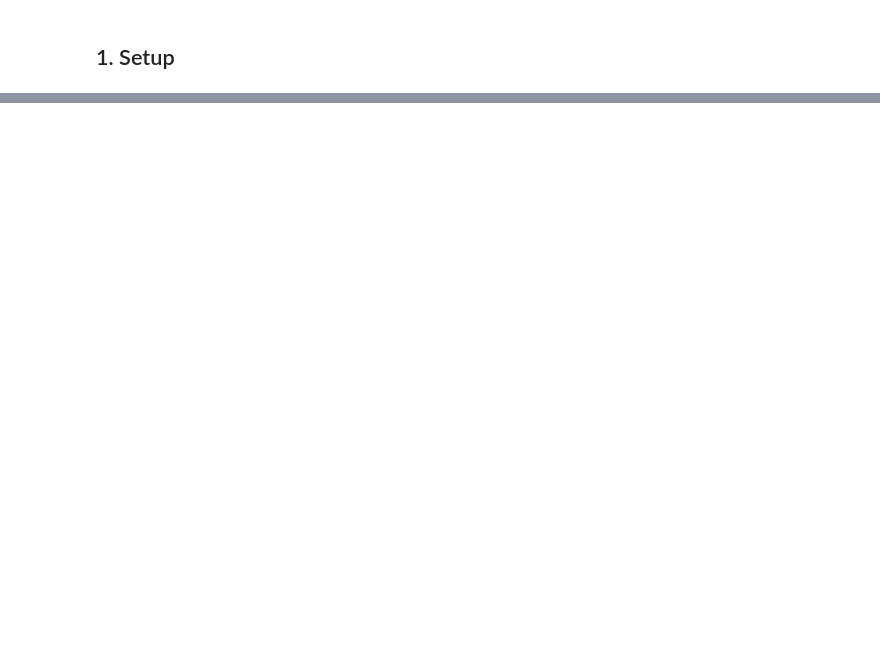
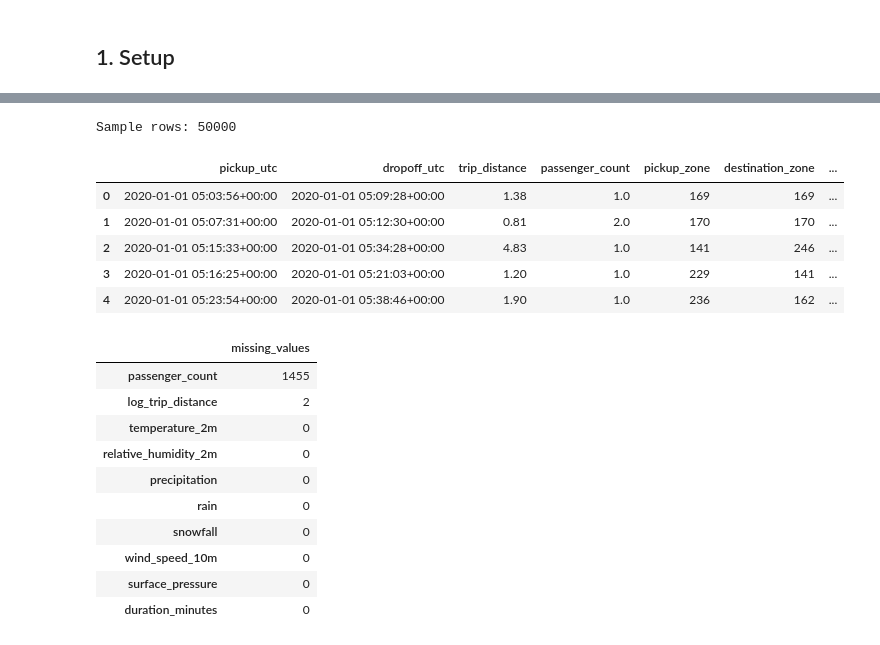
Before and after one commit to Negarkamvij/NYC-Taxi-Duration-Prediction, a Jupyter notebook: Taxi_Project_2.ipynb, the cells around one changed output, grey strips where cells are left out. Saved outputs shown, nothing was run; the diff lists cells and outputs as text; code cells hidden in the pictures; blank space fills up the shorter version.

```diff
--- a/Taxi_Project_2.ipynb
+++ b/Taxi_Project_2.ipynb
@@ -268,10 +12,0 @@ def prepare_inputs(splits: dict[str,pd.DataFrame], with_weather: bool = True) ->
-# %%
-splits = split_assignment(data, ROOT)
-preprocessor, inputs, targets = prepare_inputs(splits, with_weather=True)
-joblib.dump(preprocessor, ROOT / "outputs/preprocessor.joblib")
-data_fingerprint = file_hash(sample_path)
-display(pd.Series(json.loads((ROOT / "reports/split_assignment.json").read_text()), name="split").to_frame())
-display(pd.DataFrame({name: {"rows": len(targets[name]), "input_columns": inputs[name].shape[1],
-                            "minimum_input": float(inputs[name].min()),
-                            "maximum_input": float(inputs[name].max())}
-                      for name in ["train", "validation"]}).T)
@@ -519,23 +12,0 @@ def fit_pytorch(config: dict, inputs: dict[str,np.ndarray], targets: dict[str,np
-# %%
-tensorflow_dnn = completed.loc[completed["architecture"].eq("dnn")].sort_values("validation_mae_minutes").iloc[0].to_dict()
-pytorch_configuration = {key: tensorflow_dnn[key] for key in configurations[0]}
-pytorch_path = ROOT / "outputs/pytorch/result.json"
-if pytorch_path.exists():
-    pytorch_result = json.loads(pytorch_path.read_text())
-    assert all(pytorch_result[key] == value for key, value in pytorch_configuration.items())
-    assert pytorch_result["epochs_completed"] == 100
-else:
-    pytorch_result = fit_pytorch(pytorch_configuration, inputs, targets, ROOT)
-framework_comparison = pd.DataFrame([
-    {"framework": "TensorFlow", "architecture": "64 → 32 → 1", "loss": tensorflow_dnn["loss"],
-     "optimizer": tensorflow_dnn["optimizer"], "learning_rate": tensorflow_dnn["learning_rate"],
-     "epochs": 100, "batch_size": 32, "mae_minutes": tensorflow_dnn["validation_mae_minutes"],
-     "rmse_minutes": tensorflow_dnn["validation_rmse_minutes"], "r2": tensorflow_dnn["validation_r2"]},
-    {"framework": "PyTorch", "architecture": "64 → 32 → 1", "loss": pytorch_result["loss"],
-     "optimizer": pytorch_result["optimizer"], "learning_rate": pytorch_result["learning_rate"],
-     "epochs": 100, "batch_size": 32, "mae_minutes": pytorch_result["mae_minutes"],
-     "rmse_minutes": pytorch_result["rmse_minutes"], "r2": pytorch_result["r2"]},
-])
-display(framework_comparison)
-display(Image(filename=str(ROOT / "outputs/pytorch/loss.png")))
-framework_comparison.to_csv(ROOT / "reports/framework_comparison.csv", index=False)
@@ -544,0 +166,30 @@ The final numerical findings and framework comparison are reported below from th
+# %%
+sample_path = ROOT / "outputs/assignment_sample.parquet"
+if sample_path.exists():
+    data = pd.read_parquet(sample_path)
+else:
+    data = prepare_sample(ROOT, load_weather(ROOT), sample_size=50000)
+data = data.drop(columns=["pickup_month", "days_since_year_start"], errors="ignore")
+print("Sample rows:", len(data))
+display(data[["pickup_utc", "dropoff_utc", "trip_distance", "passenger_count", "pickup_zone",
+              "destination_zone", "temperature_2m", "rain", "snowfall", TARGET]].head())
+display(data[NUMERIC + WEATHER + [TARGET]].isna().sum().to_frame("missing_values"))
+# %% [output]
+Sample rows: 50000
+|  | pickup_utc | dropoff_utc | trip_distance | passenger_count | pickup_zone | destination_zone | ... |
+| 0 | 2020-01-01 05:03:56+00:00 | 2020-01-01 05:09:28+00:00 | 1.38 | 1.0 | 169 | 169 | ... |
+| 1 | 2020-01-01 05:07:31+00:00 | 2020-01-01 05:12:30+00:00 | 0.81 | 2.0 | 170 | 170 | ... |
+| 2 | 2020-01-01 05:15:33+00:00 | 2020-01-01 05:34:28+00:00 | 4.83 | 1.0 | 141 | 246 | ... |
+| 3 | 2020-01-01 05:16:25+00:00 | 2020-01-01 05:21:03+00:00 | 1.20 | 1.0 | 229 | 141 | ... |
+| 4 | 2020-01-01 05:23:54+00:00 | 2020-01-01 05:38:46+00:00 | 1.90 | 1.0 | 236 | 162 | ... |
+|  | missing_values |
+| passenger_count | 1455 |
+| log_trip_distance | 2 |
+| temperature_2m | 0 |
+| relative_humidity_2m | 0 |
+| precipitation | 0 |
+| rain | 0 |
+| snowfall | 0 |
+| wind_speed_10m | 0 |
+| surface_pressure | 0 |
+| duration_minutes | 0 |
```
Also changed, not shown: parts of 52 cells of this notebook, 6 other files.
